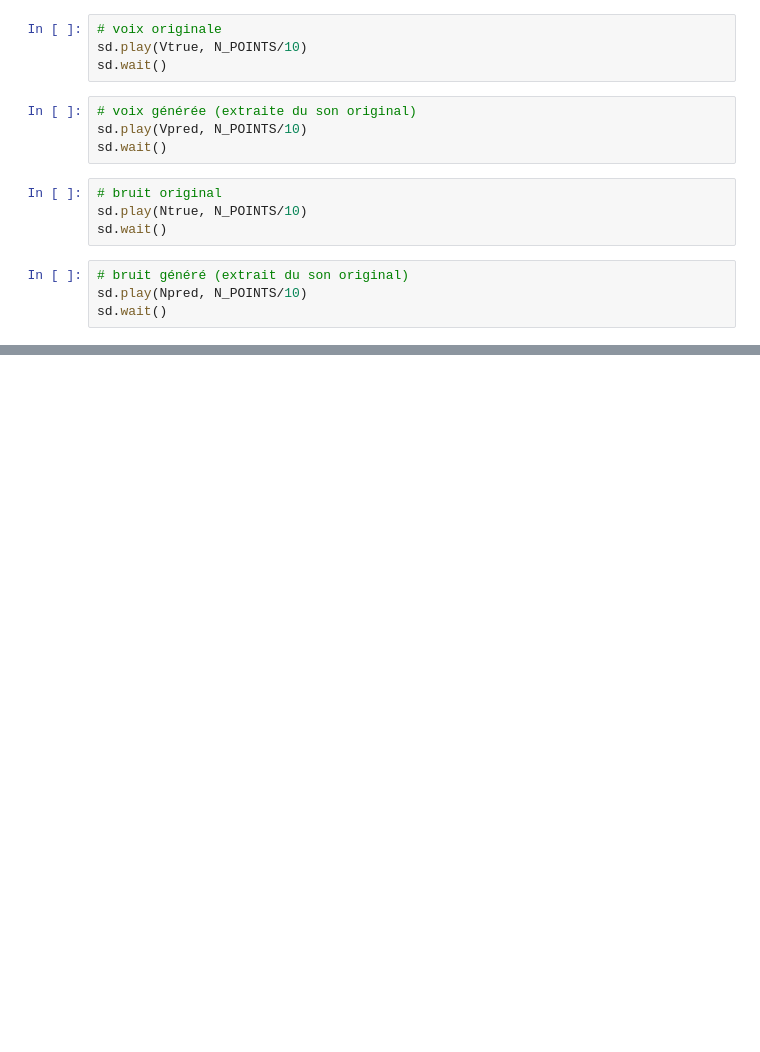
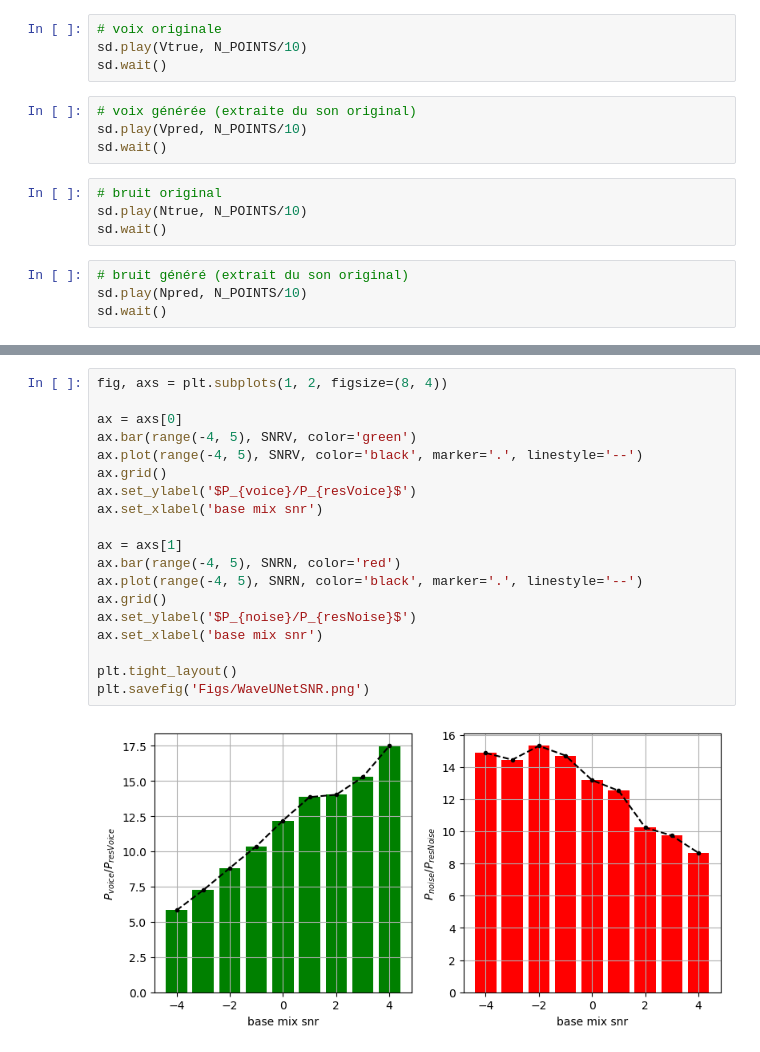
Before and after one commit to Lorbru/dlts-project, a Jupyter notebook: demo.ipynb, the cells around one changed output, grey strips where cells are left out. Saved outputs shown, nothing was run; the diff lists cells and outputs as text; blank space fills up the shorter version.

Commit message:
analyse SNR WaveUNet

```diff
--- a/demo.ipynb
+++ b/demo.ipynb
@@ -176,0 +220,21 @@ sd.wait()
+# %%
+fig, axs = plt.subplots(1, 2, figsize=(8, 4))
+
+ax = axs[0]
+ax.bar(range(-4, 5), SNRV, color='green')
+ax.plot(range(-4, 5), SNRV, color='black', marker='.', linestyle='--')
+ax.grid()
+ax.set_ylabel('$P_{voice}/P_{resVoice}$')
+ax.set_xlabel('base mix snr')
+
+ax = axs[1]
+ax.bar(range(-4, 5), SNRN, color='red')
+ax.plot(range(-4, 5), SNRN, color='black', marker='.', linestyle='--')
+ax.grid()
+ax.set_ylabel('$P_{noise}/P_{resNoise}$')
+ax.set_xlabel('base mix snr')
+
+plt.tight_layout()
+plt.savefig('Figs/WaveUNetSNR.png')
+# %% [output]
+[figure, added]
```
Also changed, not shown: parts of 12 cells of this notebook, 6 other files.
